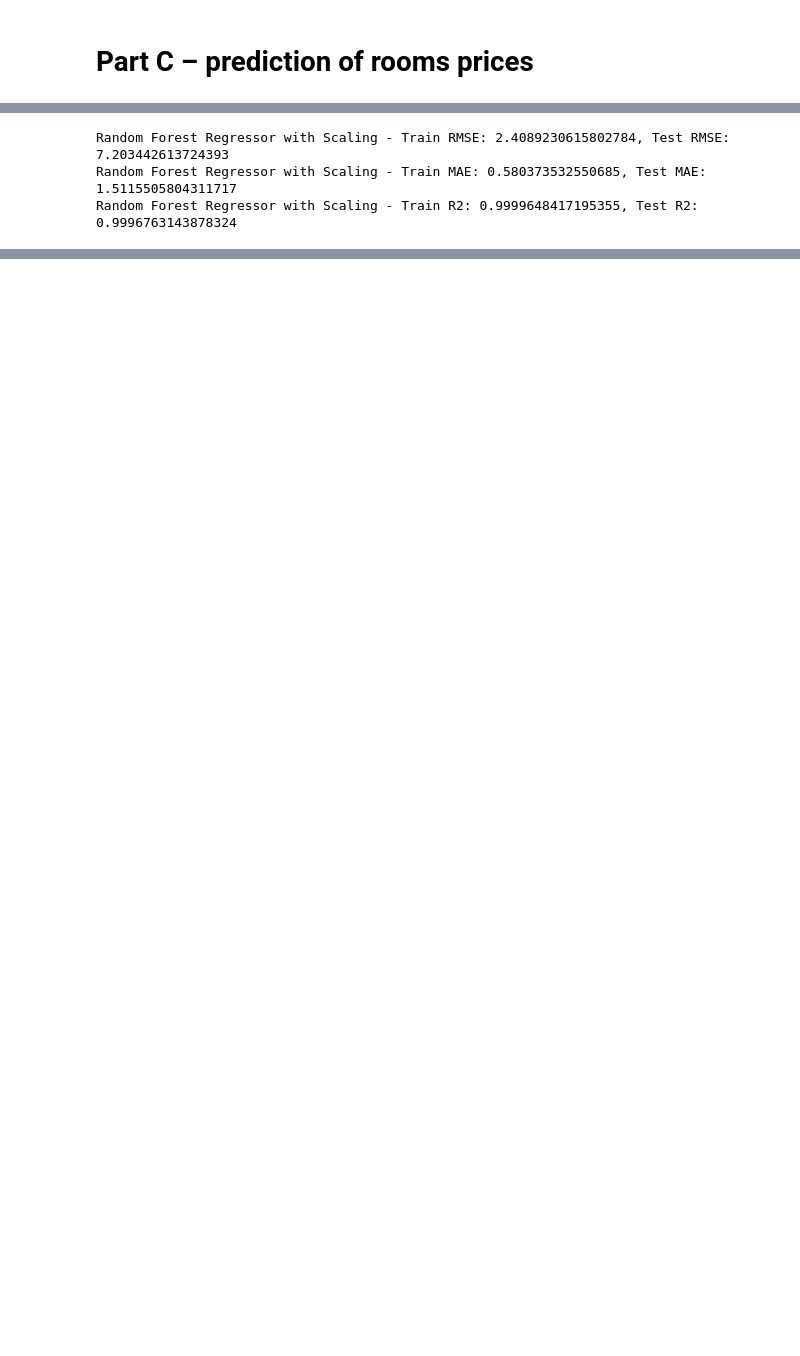
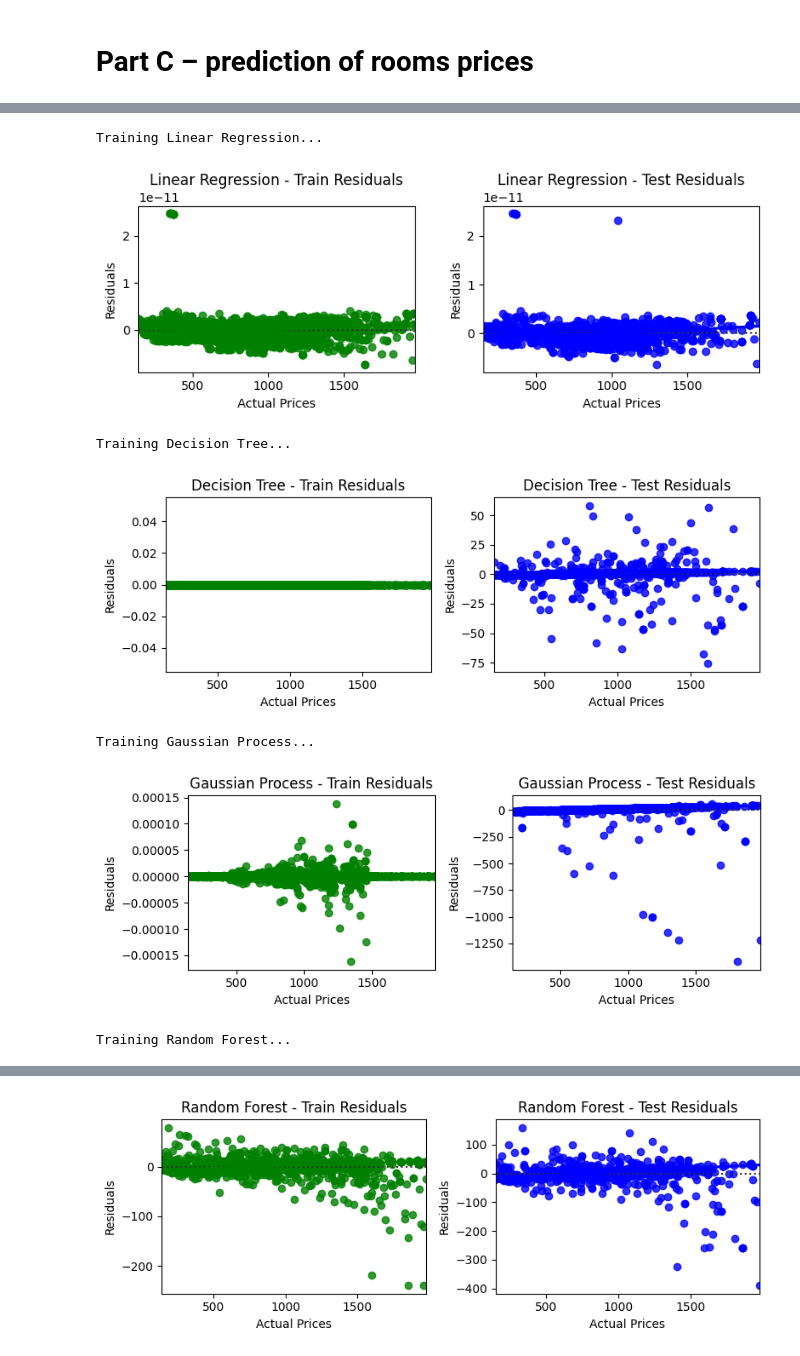
Before and after one commit to estivengrx/Freelancer-2, a Jupyter notebook: booking-expedia-project/main.ipynb, the cells around one changed output, grey strips where cells are left out. Drawn from its saved outputs; the diff is of its cells as text; code cells hidden in the pictures; blank space fills up the shorter version.

Commit message:
feat: Adjusted the main notebook, created until the part of the ML regression models

```diff
--- a/booking-expedia-project/main.ipynb
+++ b/booking-expedia-project/main.ipynb
@@ -116,12 +193,10 @@ Booking data
 # %%
 # Change here the values
 booking_data_no_outliers = booking_data_no_outliers.copy()
-print(booking_data_no_outliers['Review Class'].unique())
+print(f'Unique values for review class before treatment: {booking_data_no_outliers["review_class"].unique()}')
 
 # Eliminating all the rows where Review Class column says 'Review score'
-print(booking_data_no_outliers.shape)
-booking_data_no_outliers = booking_data_no_outliers[booking_data_no_outliers['Review Class'] != 'Review score']
-print(booking_data_no_outliers.shape)
+booking_data_no_outliers = booking_data_no_outliers[booking_data_no_outliers['review_class'] != 'Review score'] # Eliminating all the rows where Review Class column says 'Review score'
 
 ordinal_mapping = {
     'Good': 1,
@@ -130,5 +205,6 @@ ordinal_mapping = {
     'Wonderful': 4,
 }
 
-booking_data_no_outliers['Review Class'] = booking_data_no_outliers['Review Class'].map(ordinal_mapping)
+booking_data_no_outliers['review_class'] = booking_data_no_outliers['review_class'].map(ordinal_mapping)
+print(f'Unique values for review class after treatment: {booking_data_no_outliers["review_class"].unique()}')
 # %% [output]
@@ -162,10 +239,2 @@ Room should get higher value then Queen Room for example.
 # %% [markdown]
 Booking data
-# %%
-# Calculate distinct bed types and create mapping
-bed_types = booking_data_no_outliers['Bed Type'].unique()
-
-# Check if x is a string before checking if 'queen' or 'king' are in x
-bed_type_mapping = {bed_type: idx+1 for idx, bed_type in enumerate(sorted(bed_types, key=lambda x: ('queen' in x, 'king' in x) if isinstance(x, str) else (False, False), reverse=True))}
-
-booking_data_no_outliers['Bed Type'] = booking_data_no_outliers['Bed Type'].map(bed_type_mapping)
@@ -258,13 +313,7 @@ import matplotlib.pyplot as plt
-# %%
-# Selecting relevant features for modeling
-features = ['Score', 'Distance to Center', 'Stars', 'Subway Access',
-            'Review Class', 'Number of Reviews', 'ttt', 'los'] + \
-           [col for col in data.columns if col.startswith('Neighborhood_') or col.startswith('Cancellation Policy_') or col.startswith('Payment Policy_')]
-target = 'Total Price'
-
-X = data[features]
-y = data[target]
-
-# # Split the data into training and testing sets (70-30 ratio)
-# X_train, X_test, y_train, y_test = train_test_split(X, y, test_size=0.3, random_state=42)
+# %%
+X_booking = booking_data_encoded.drop(columns=['total_price', 'date_of_search', 'checkin', 'checkout'])
+X_expedia = expedia_data_encoded.drop(columns=['price_after_taxes', 'date_of_search', 'checkin', 'checkout'])
+
+y_booking = booking_data_encoded['total_price']
+y_expedia = expedia_data_encoded['price_after_taxes']
 # %%
@@ -441,30 +431,11 @@ print(perm_importances_df)
-# %%
-from sklearn.preprocessing import StandardScaler, MinMaxScaler
-
-# Standardize features
-scaler = StandardScaler()
-X_train_scaled = scaler.fit_transform(X_train)
-X_test_scaled = scaler.transform(X_test)
-
-# Retrain models with scaled data and evaluate performance
-rf_model.fit(X_train_scaled, y_train)
-y_train_pred_rf_scaled = rf_model.predict(X_train_scaled)
-y_test_pred_rf_scaled = rf_model.predict(X_test_scaled)
-
-# Calculate error metrics for scaled data
-mse_train_rf_scaled = mean_squared_error(y_train, y_train_pred_rf_scaled)
-mse_test_rf_scaled = mean_squared_error(y_test, y_test_pred_rf_scaled)
-rmse_train_rf_scaled = np.sqrt(mse_train_rf_scaled)
-rmse_test_rf_scaled = np.sqrt(mse_test_rf_scaled)
-mae_train_rf_scaled = mean_absolute_error(y_train, y_train_pred_rf_scaled)
-mae_test_rf_scaled = mean_absolute_error(y_test, y_test_pred_rf_scaled)
-r2_train_rf_scaled = r2_score(y_train, y_train_pred_rf_scaled)
-r2_test_rf_scaled = r2_score(y_test, y_test_pred_rf_scaled)
-
-print(f"Random Forest Regressor with Scaling - Train RMSE: {rmse_train_rf_scaled}, Test RMSE: {rmse_test_rf_scaled}")
-print(f"Random Forest Regressor with Scaling - Train MAE: {mae_train_rf_scaled}, Test MAE: {mae_test_rf_scaled}")
-print(f"Random Forest Regressor with Scaling - Train R2: {r2_train_rf_scaled}, Test R2: {r2_test_rf_scaled}")
-# %% [output]
-Random Forest Regressor with Scaling - Train RMSE: 2.4089230615802784, Test RMSE: 7.203442613724393
-Random Forest Regressor with Scaling - Train MAE: 0.580373532550685, Test MAE: 1.5115505804311717
-Random Forest Regressor with Scaling - Train R2: 0.9999648417195355, Test R2: 0.9996763143878324
+# %%
+results_df_booking = train_and_evaluate_models(X_booking, y_booking)
+print(results_df_booking)
+# %% [output]
+Training Linear Regression...
+[figure, added]
+Training Decision Tree...
+[figure, added]
+Training Gaussian Process...
+[figure, added]
+Training Random Forest...
@@ -470,0 +459 @@ Random Forest Regressor with Scaling - Train R2: 0.9999648417195355, Test R2: 0.
+[figure, added]
```
Also changed, not shown: parts of 27 cells of this notebook, 2 other files.
